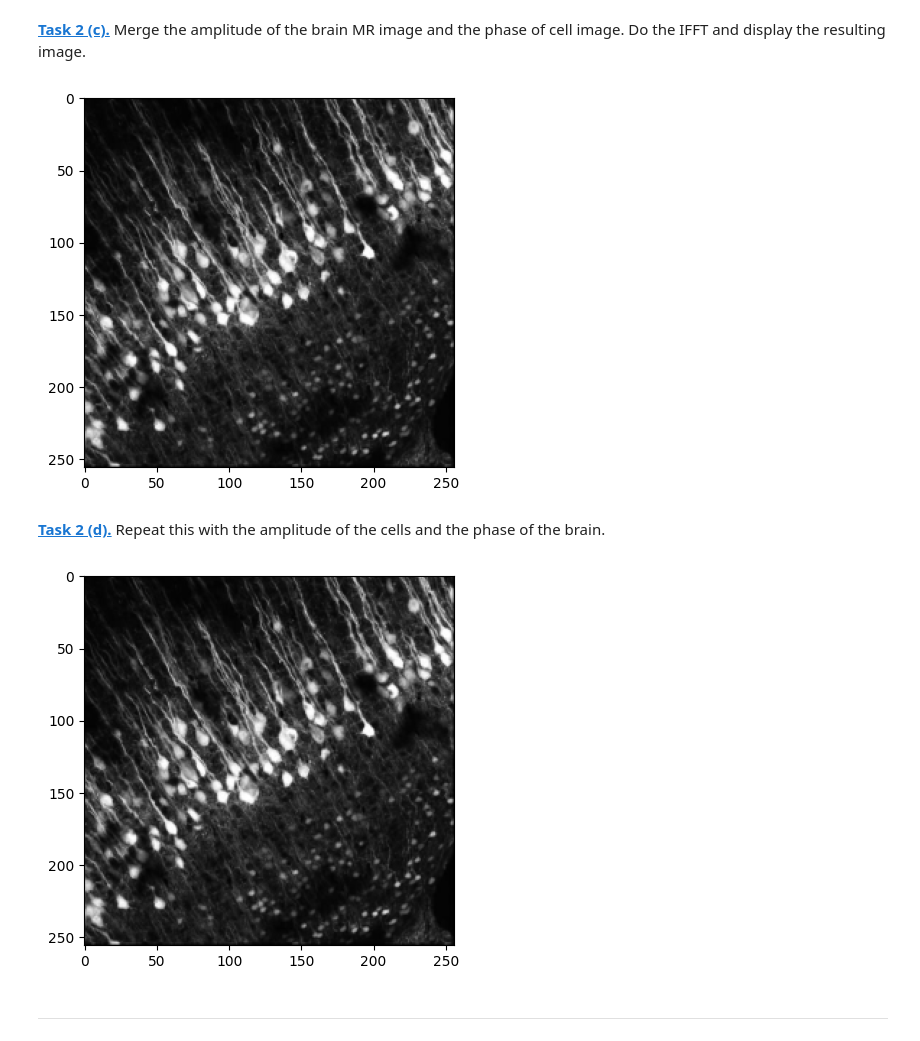
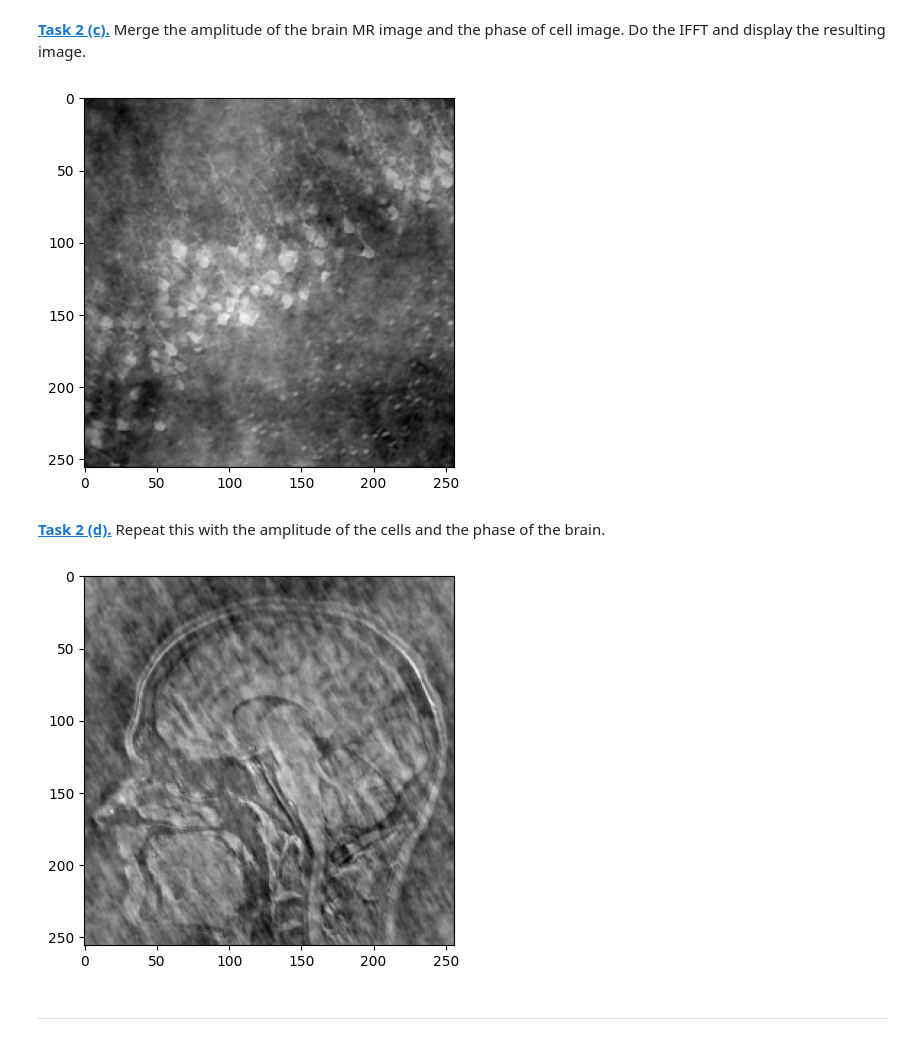
Before and after one commit to k8nsti/mobi-fs5-python, a Jupyter notebook: fourier.ipynb, the cells around one changed output. Drawn from its saved outputs; the diff is of its cells as text; code cells hidden in the pictures.

```diff
--- a/fourier.ipynb
+++ b/fourier.ipynb
@@ -126,26 +126,26 @@ merge_shift_reverse = np.fft.ifftshift(merged_image_shift)
 merged_image = np.fft.ifft2(merge_shift_reverse).real
 
 plt.figure()
-plt.imshow(reverse, "gray")
+plt.imshow(merged_image, "gray")
 plt.show()
 # %% [output]
-[figure, old version]
+[figure, new version]
 # %% [markdown]
 **[Task 2 (d).]()** Repeat this with the amplitude of the cells and the phase of the brain.
 # %%
 amplitude_cells = amplitude_shift_cell
 phase_brain = phase_shift
 merged_image_shift = to_complex_array(amplitude_cells, phase_brain)
 
 merge_shift_reverse = np.fft.ifftshift(merged_image_shift)
 
 merged_image = np.fft.ifft2(merge_shift_reverse).real
 
 plt.figure()
-plt.imshow(reverse, "gray")
+plt.imshow(merged_image, "gray")
 plt.show()
 # %% [output]
-[figure, old version]
+[figure, new version]
 # %% [markdown]
 ---
 # %% [markdown]
```
Also changed, not shown: parts of 5 cells of this notebook.
